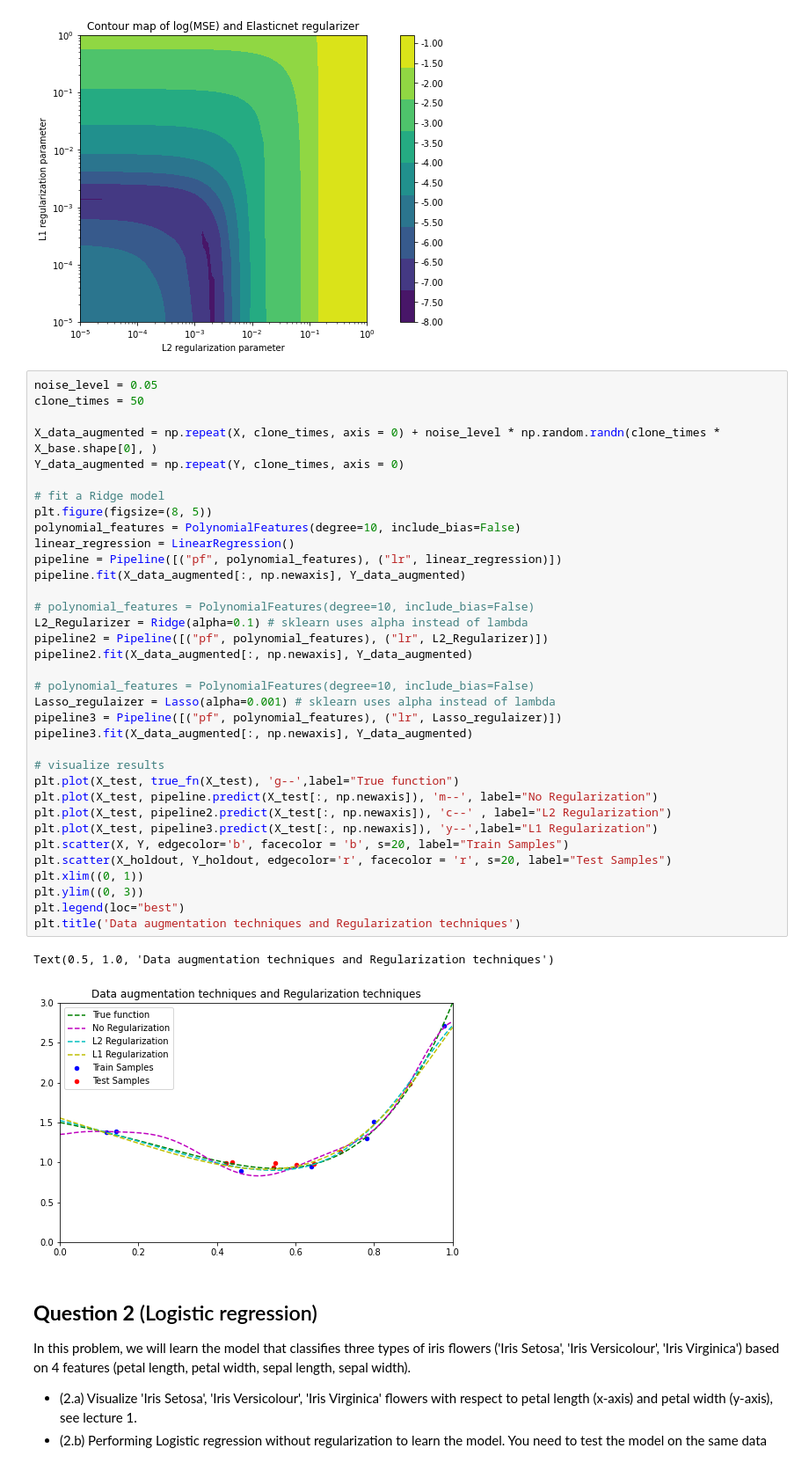
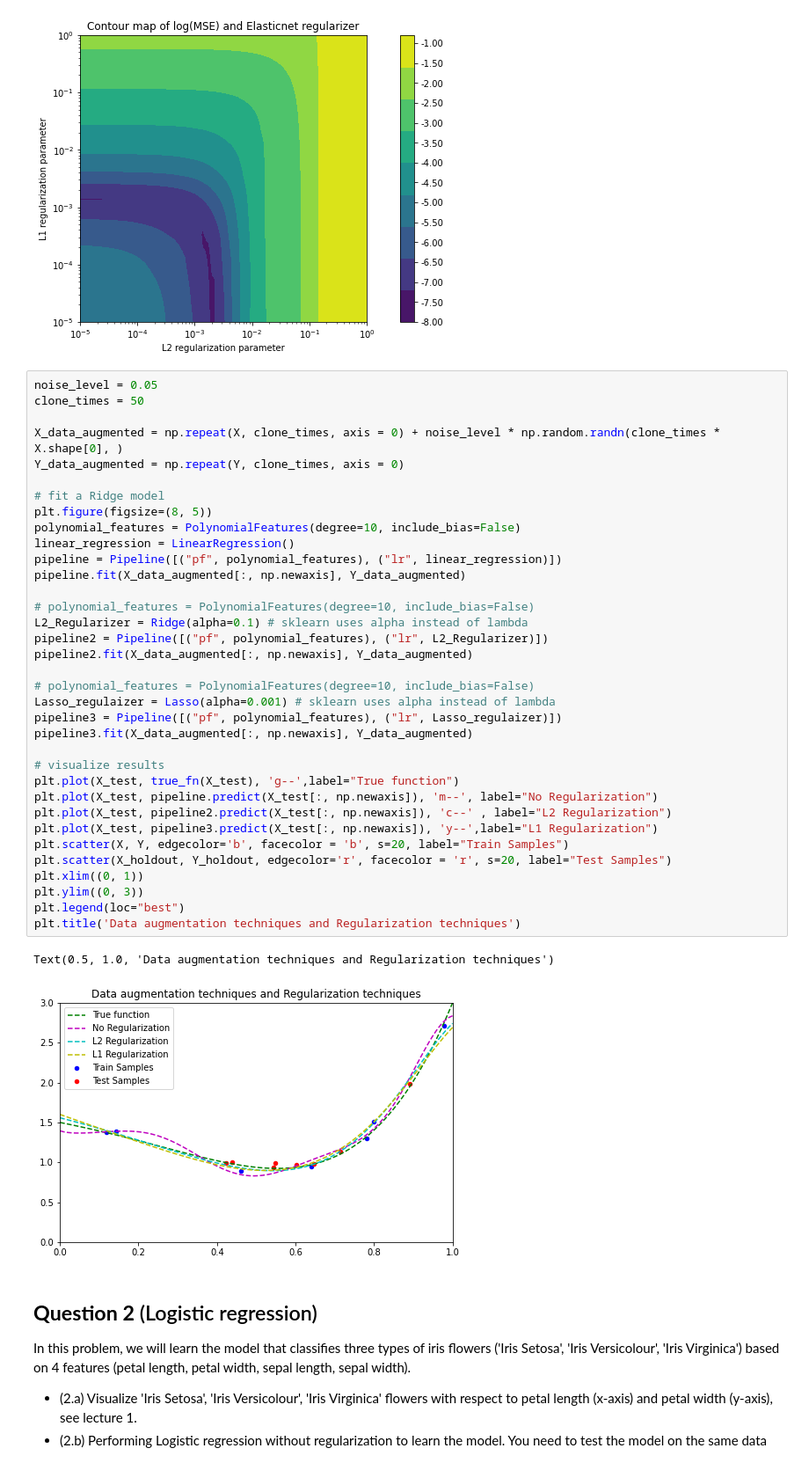
Before and after one commit to nguyenvanhaibk92/Fa22---INTRO-TO-MACHINE-LEARNING, a Jupyter notebook: Assignments_and_Exams/Assignment_2_solutions.ipynb, the cells around one changed output. Shown: that part at 88% size. Drawn from its saved outputs; the diff is of its cells as text.

```diff
--- a/Assignments_and_Exams/Assignment_2_solutions.ipynb
+++ b/Assignments_and_Exams/Assignment_2_solutions.ipynb
@@ -251,40 +251,40 @@ Text(0.5, 1.0, 'Contour map of log(MSE) and Elasticnet regularizer')
 noise_level = 0.05
 clone_times = 50
 
-X_data_augmented = np.repeat(X, clone_times, axis = 0) + noise_level * np.random.randn(clone_times * X_base.shape[0], )
+X_data_augmented = np.repeat(X, clone_times, axis = 0) + noise_level * np.random.randn(clone_times * X.shape[0], )
 Y_data_augmented = np.repeat(Y, clone_times, axis = 0)
 
 # fit a Ridge model
 plt.figure(figsize=(8, 5))
 polynomial_features = PolynomialFeatures(degree=10, include_bias=False)
 linear_regression = LinearRegression()
 pipeline = Pipeline([("pf", polynomial_features), ("lr", linear_regression)])
 pipeline.fit(X_data_augmented[:, np.newaxis], Y_data_augmented)
 
 # polynomial_features = PolynomialFeatures(degree=10, include_bias=False)
 L2_Regularizer = Ridge(alpha=0.1) # sklearn uses alpha instead of lambda
 pipeline2 = Pipeline([("pf", polynomial_features), ("lr", L2_Regularizer)])
 pipeline2.fit(X_data_augmented[:, np.newaxis], Y_data_augmented)
 
 # polynomial_features = PolynomialFeatures(degree=10, include_bias=False)
 Lasso_regulaizer = Lasso(alpha=0.001) # sklearn uses alpha instead of lambda
 pipeline3 = Pipeline([("pf", polynomial_features), ("lr", Lasso_regulaizer)])
 pipeline3.fit(X_data_augmented[:, np.newaxis], Y_data_augmented)
 
 # visualize results
 plt.plot(X_test, true_fn(X_test), 'g--',label="True function")
 plt.plot(X_test, pipeline.predict(X_test[:, np.newaxis]), 'm--', label="No Regularization")
 plt.plot(X_test, pipeline2.predict(X_test[:, np.newaxis]), 'c--' , label="L2 Regularization")
 plt.plot(X_test, pipeline3.predict(X_test[:, np.newaxis]), 'y--',label="L1 Regularization")
 plt.scatter(X, Y, edgecolor='b', facecolor = 'b', s=20, label="Train Samples")
 plt.scatter(X_holdout, Y_holdout, edgecolor='r', facecolor = 'r', s=20, label="Test Samples")
 plt.xlim((0, 1))
 plt.ylim((0, 3))
 plt.legend(loc="best")
 plt.title('Data augmentation techniques and Regularization techniques')
 # %% [output]
 Text(0.5, 1.0, 'Data augmentation techniques and Regularization techniques')
-[figure, old version]
+[figure, new version]
 # %% [markdown]
 ## **Question 2** (Logistic regression)
 
```
Also changed, not shown: 3 other files.
